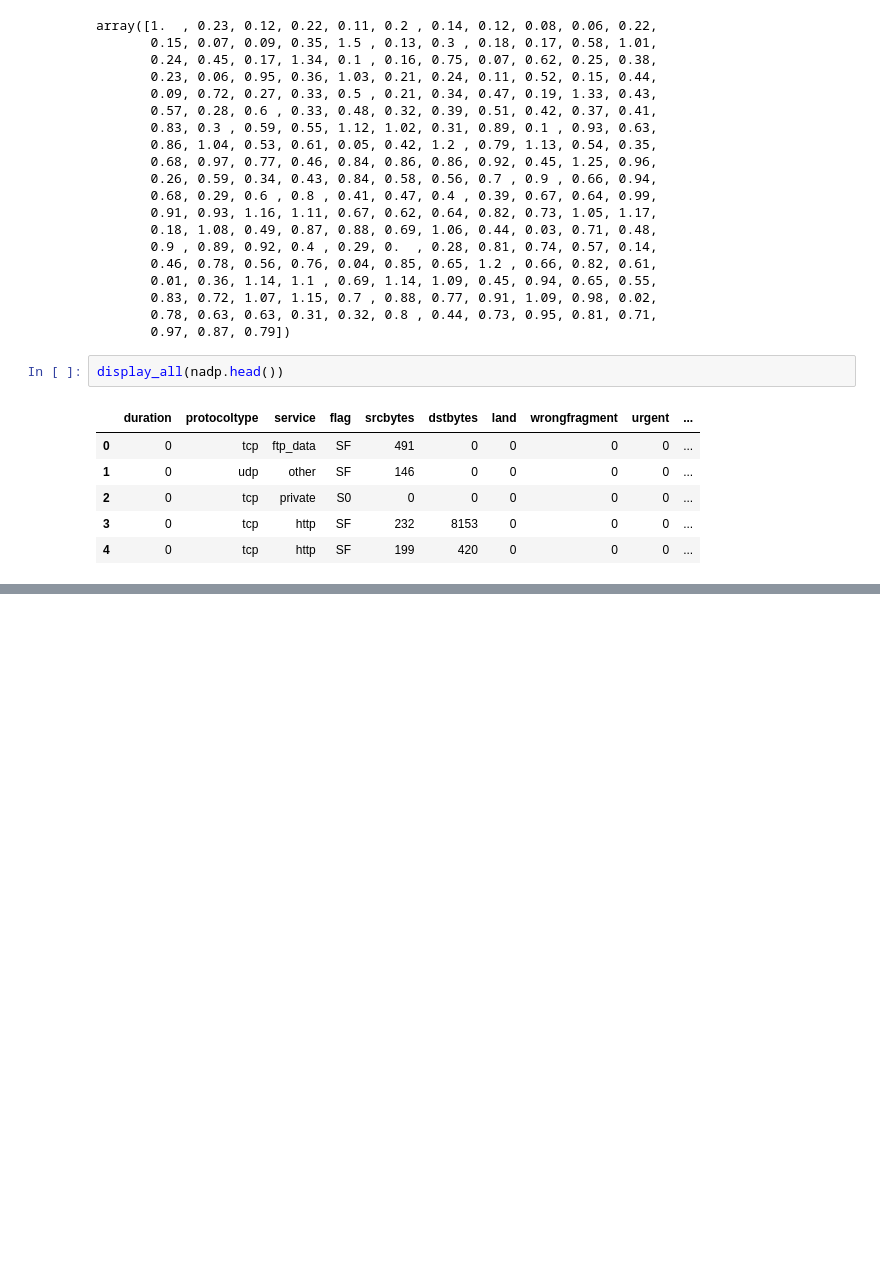
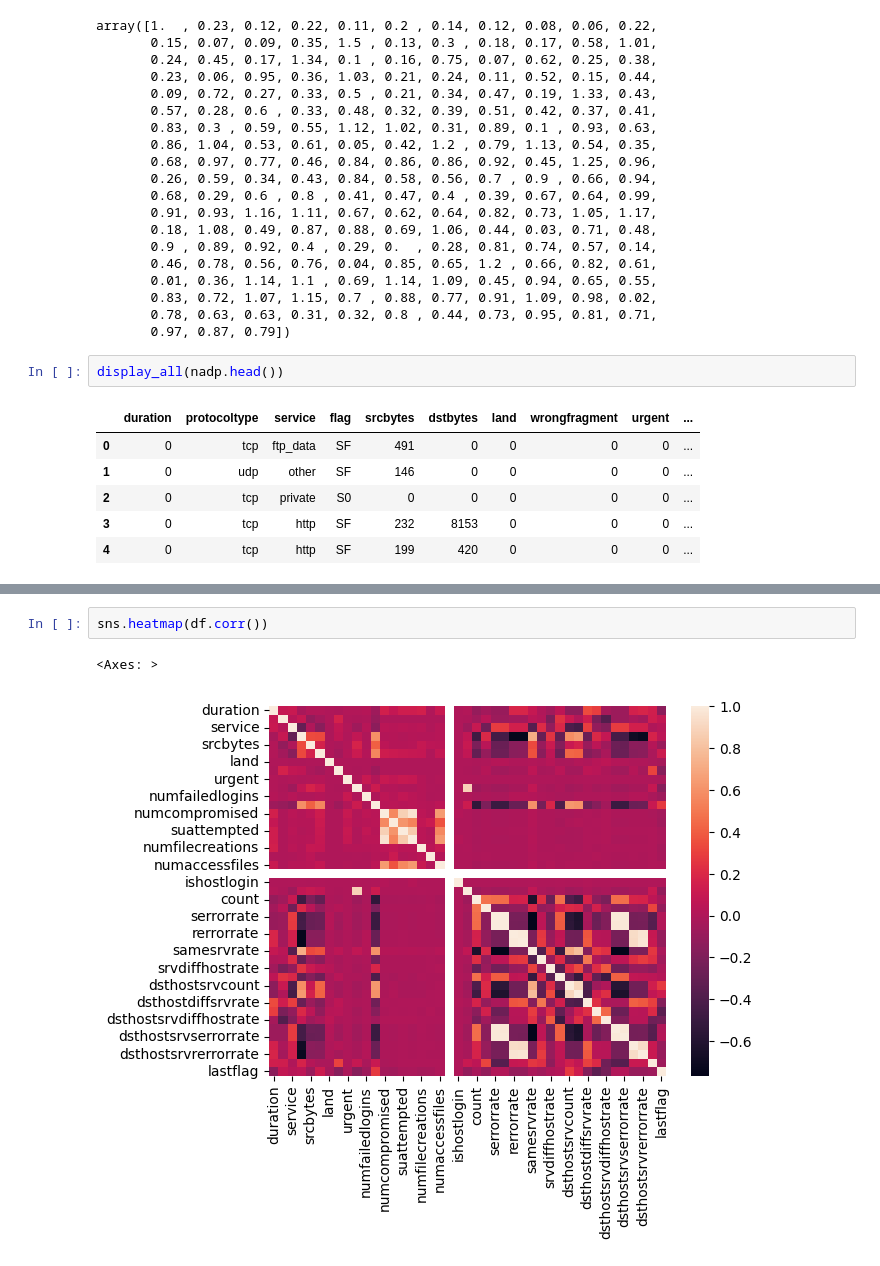
Before and after one commit to Sainadh-Bahadursha/Network_Anomaly_Detection_Project, a Jupyter notebook: Notebooks/Basic_EDA.ipynb, the cells around one changed output, grey strips where cells are left out. Cells and saved outputs as stored; diff of their text form; blank space fills up the shorter version.

```diff
--- a/Notebooks/Basic_EDA.ipynb
+++ b/Notebooks/Basic_EDA.ipynb
@@ -443,0 +581,5 @@ display_all(nadp.head())
+# %%
+sns.heatmap(df.corr())
+# %% [output]
+<Axes: >
+[figure, added]
```
Also changed, not shown: parts of 18 cells of this notebook, 3 other files.
